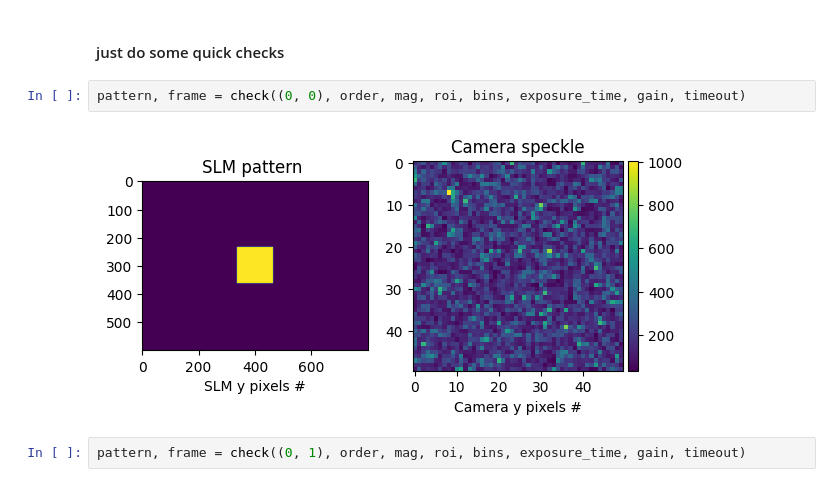
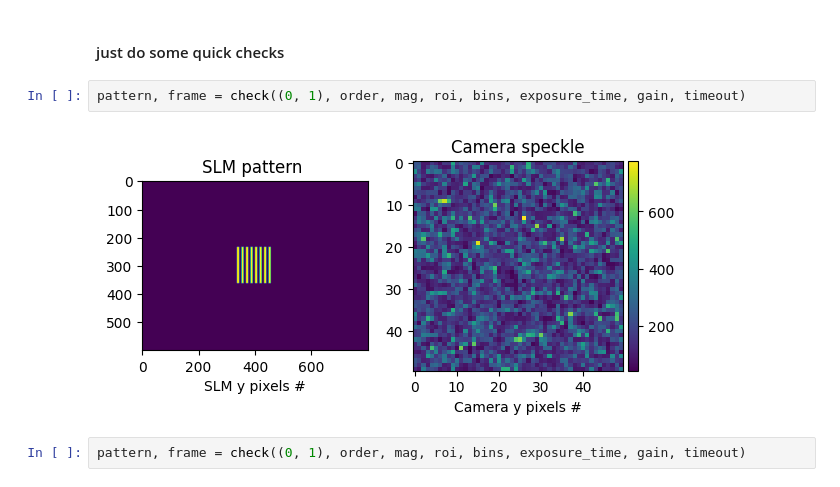
Before and after one commit to alextavern/slmoptim, a Jupyter notebook: notebooks/TM_measurement.ipynb, the cells around one changed output. Drawn from its saved outputs; the diff is of its cells as text.

```diff
--- a/notebooks/TM_measurement.ipynb
+++ b/notebooks/TM_measurement.ipynb
@@ -45,9 +45,9 @@ path = '/home/optomeca/Dropbox/optomecAI/Py/SLM/deformation_correction_pattern/C
 # %% [markdown]
 #### just do some quick checks
 # %%
-pattern, frame = check((0, 0), order, mag, roi, bins, exposure_time, gain, timeout)
+pattern, frame = check((0, 1), order, mag, roi, bins, exposure_time, gain, timeout)
 # %% [output]
-[figure, old version]
+[figure, new version]
 # %%
 pattern, frame = check((0, 1), order, mag, roi, bins, exposure_time, gain, timeout)
 # %% [output]
```
Also changed, not shown: parts of 4 cells of this notebook, 5 other files.
